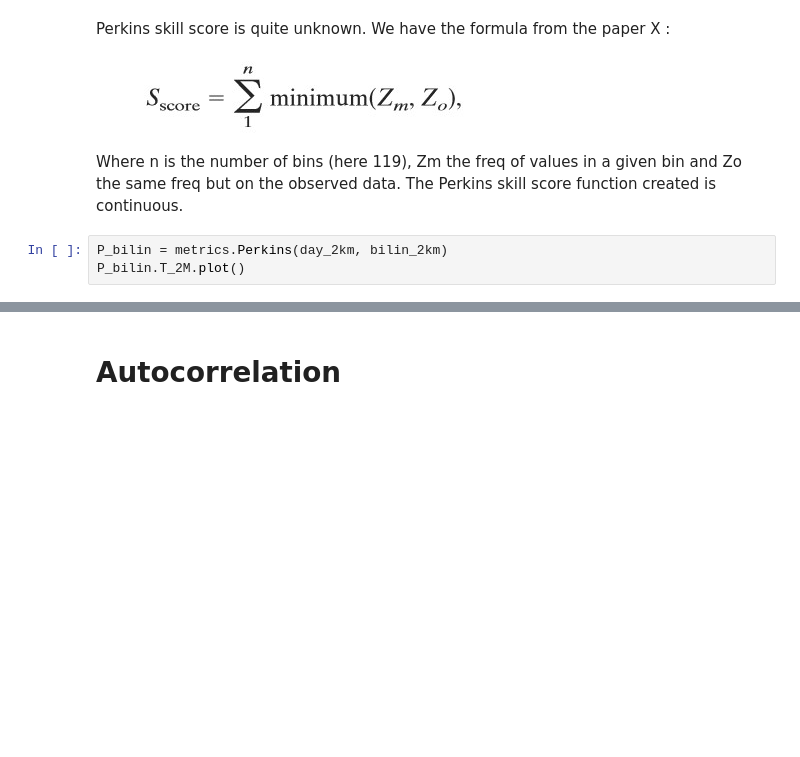
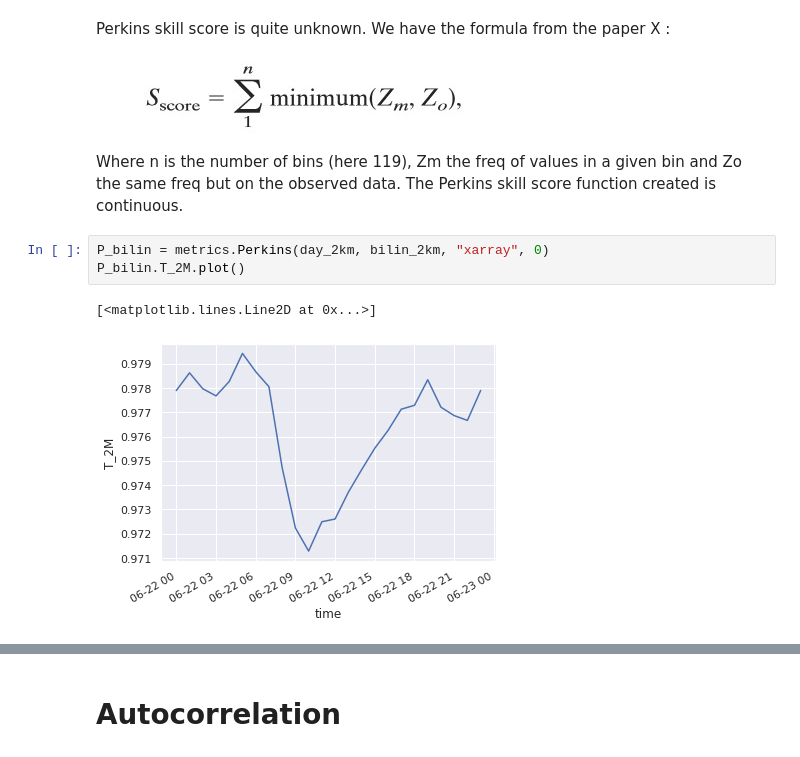
Before and after one commit to LeoMicollet/Downscaling_CM, a Jupyter notebook: dev/Metrics.ipynb, the cells around one changed output, grey strips where cells are left out. Cells and saved outputs as stored; diff of their text form; blank space fills up the shorter version.

```diff
--- a/dev/Metrics.ipynb
+++ b/dev/Metrics.ipynb
@@ -245,5 +245,8 @@ Perkins skill score is quite unknown. We have the formula from the paper X :
 
 Where n is the number of bins (here 119), Zm the freq of values in a given bin and Zo the same freq but on the observed data. The Perkins skill score function created is continuous.
 # %%
-P_bilin = metrics.Perkins(day_2km, bilin_2km)
+P_bilin = metrics.Perkins(day_2km, bilin_2km, "xarray", 0)
 P_bilin.T_2M.plot()
+# %% [output]
+[<matplotlib.lines.Line2D at 0x...>]
+[figure, added]
```
Also changed, not shown: parts of 75 cells of this notebook, 4 other files.
